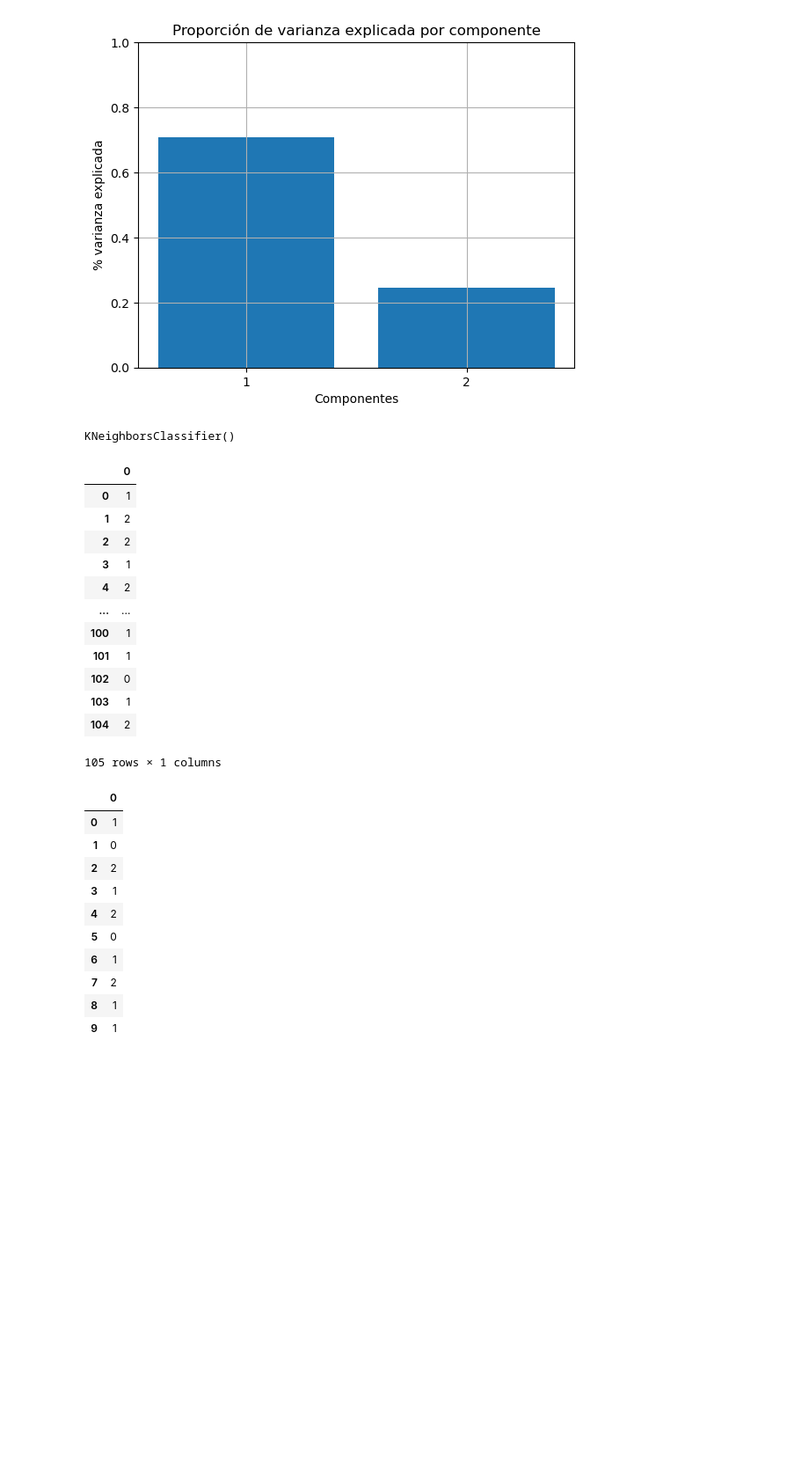
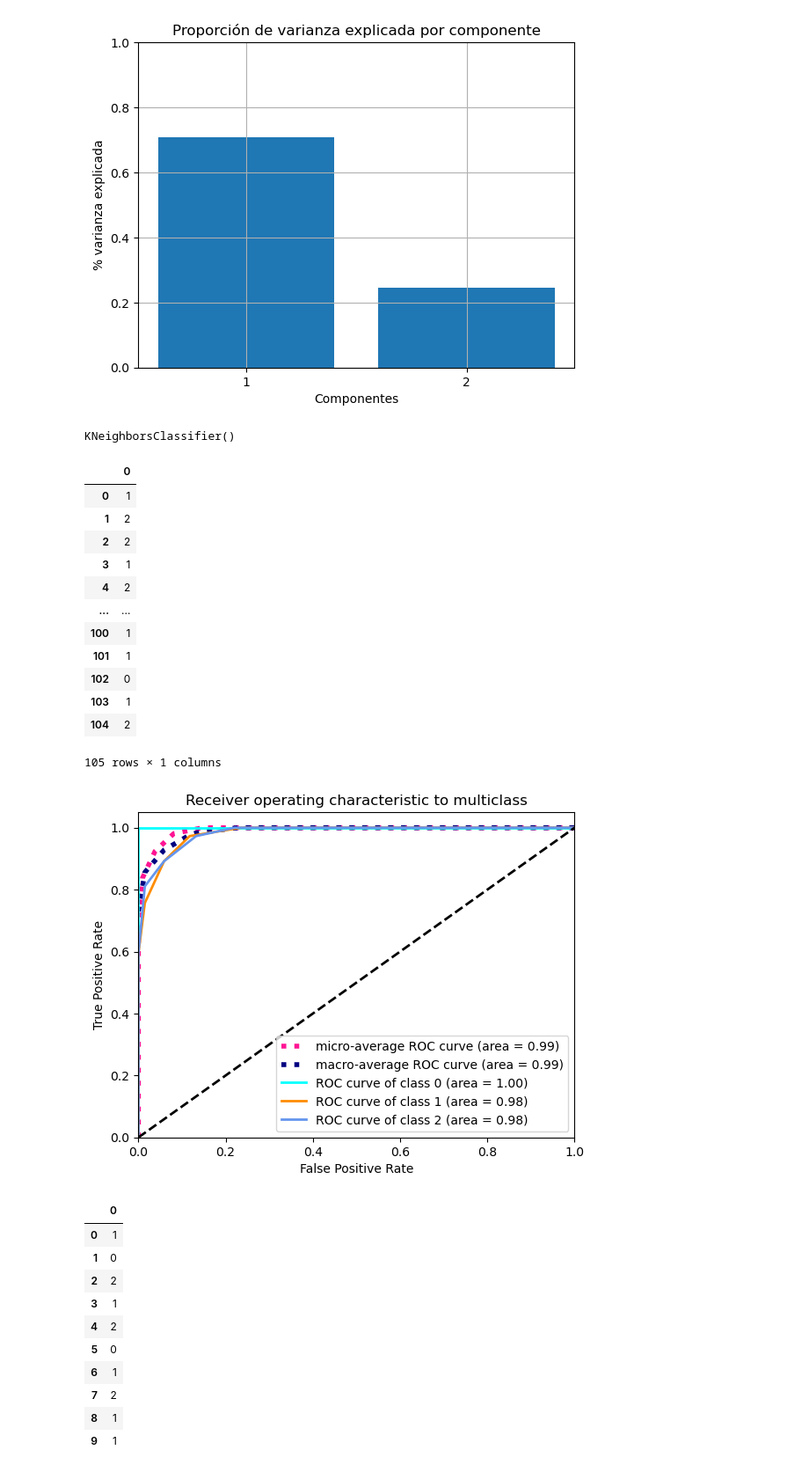
Before and after one commit to Vic263RP/MIA3-Formacion-2023-UV-AI, a Jupyter notebook: B1_HerramientasParaIA/T4_MachineLearning/Tarea4/Rodriguez_Part_Victor.ipynb, the cells around one changed output. Shown at 88% size. Drawn from its saved outputs; the diff is of its cells as text; code cells hidden in the pictures; blank space fills up the shorter version.

Commit message:
Visualización de la precisión del modelo (curva ROC...) acabada y por tanto, Tarea 4 finalizada

```diff
--- a/B1_HerramientasParaIA/T4_MachineLearning/Tarea4/Rodriguez_Part_Victor.ipynb
+++ b/B1_HerramientasParaIA/T4_MachineLearning/Tarea4/Rodriguez_Part_Victor.ipynb
@@ -263,6 +331,12 @@ pd.DataFrame(pipeline_iris.predecir(pipeline_iris.train_reducido))
 | 103 | 1 |
 | 104 | 2 |
 105 rows × 1 columns
+# %%
+X = pd.DataFrame(pipeline_iris.train_reducido)
+y = pipeline_iris.train.loc[:,'target']
+pipeline_iris.summary_results(X, y)
+# %% [output]
+[figure, added]
 # %%
 pd.DataFrame(pipeline_iris.predecir(pipeline_iris.test_reducido)).head(10)
 # %% [output]
```
Also changed, not shown: parts of 8 cells of this notebook.
